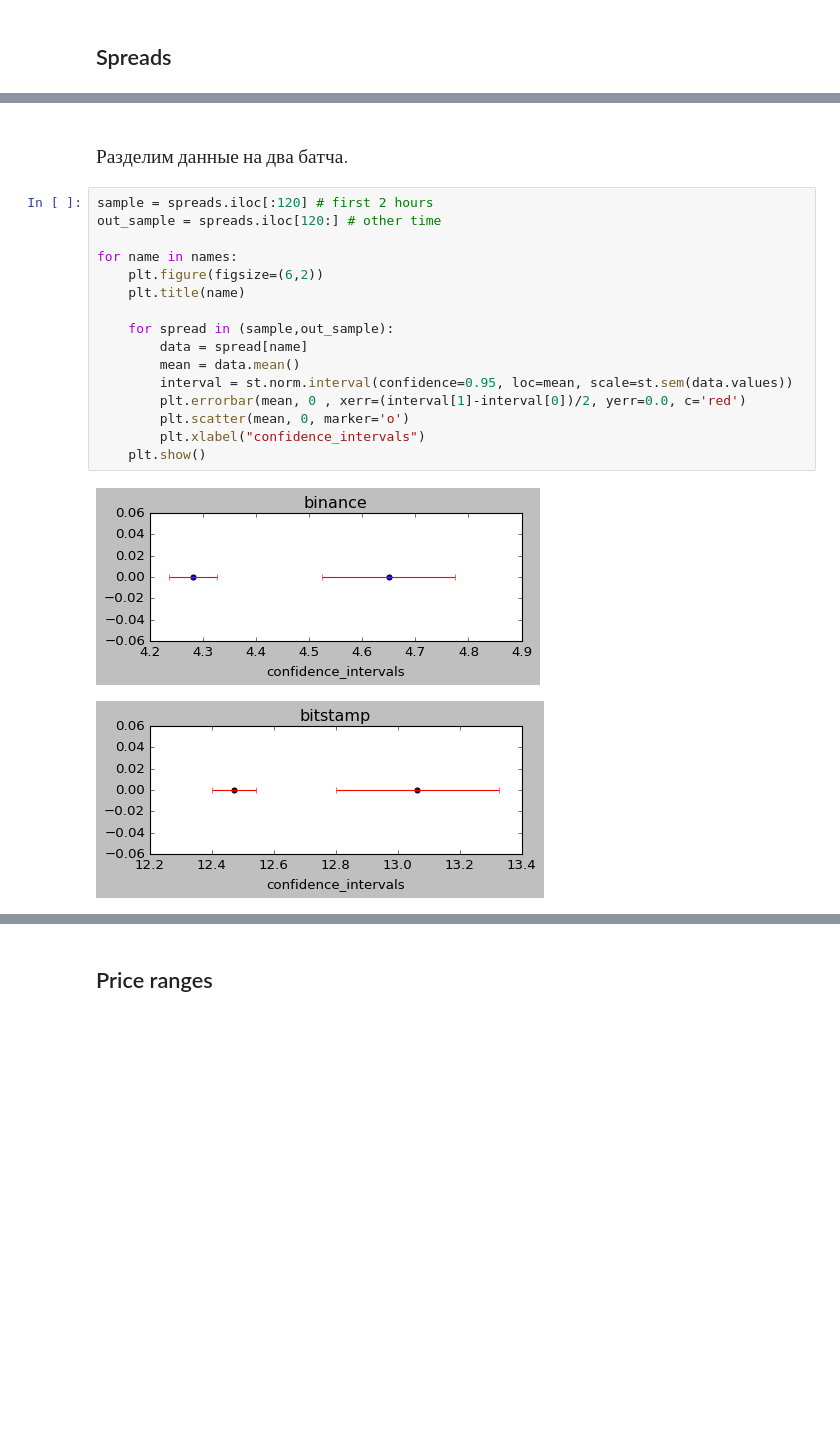
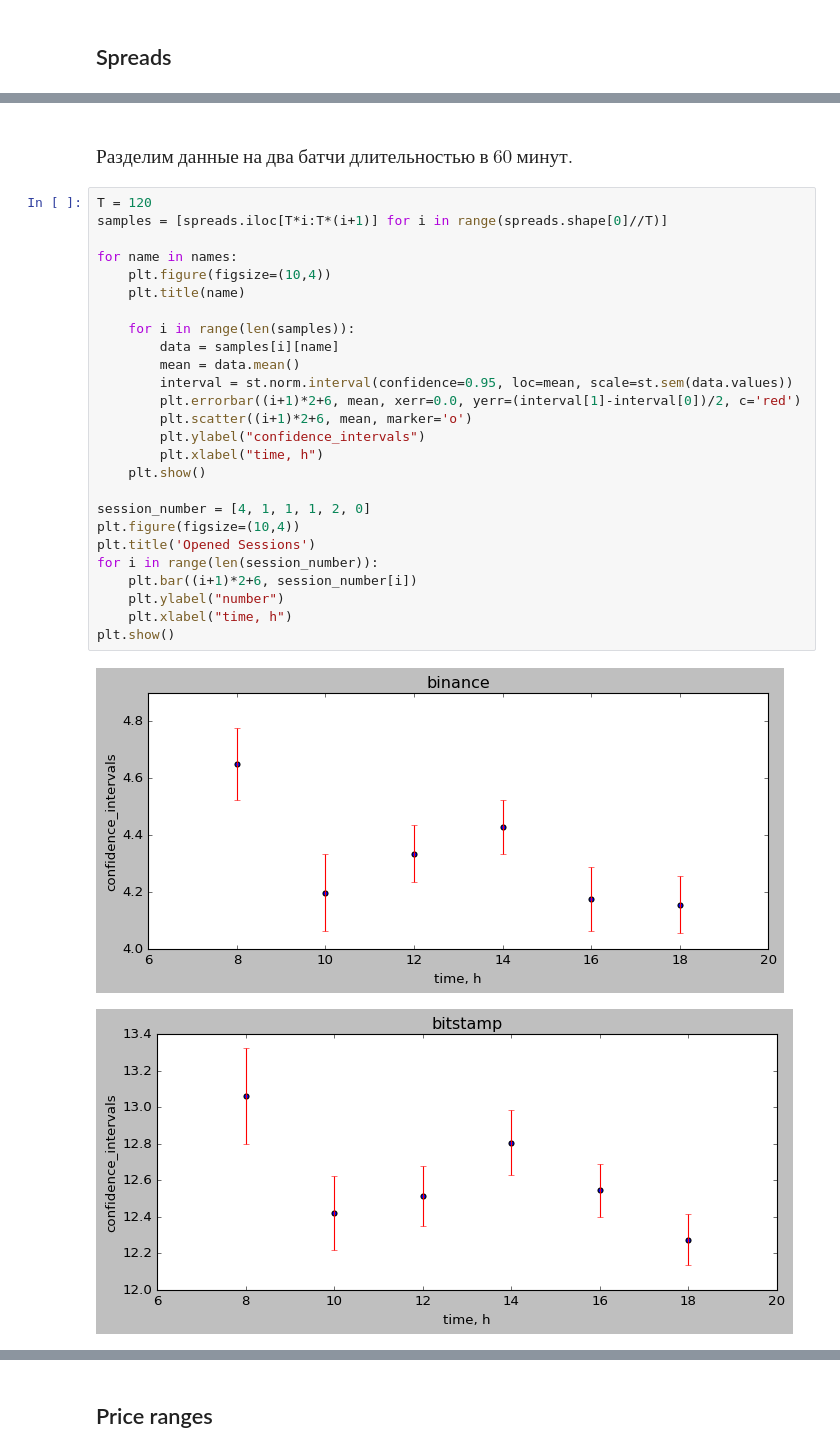
Before and after one commit to mrFendel/StatMethods, a Jupyter notebook: Homeworks/Task_6/Spread_distribution.ipynb, the cells around one changed output, grey strips where cells are left out. Cells and saved outputs as stored; diff of their text form; blank space fills up the shorter version.

```diff
--- a/Homeworks/Task_6/Spread_distribution.ipynb
+++ b/Homeworks/Task_6/Spread_distribution.ipynb
@@ -56,23 +57,33 @@ spreads.describe()
 | max | 6.995459 | 20.750510 | 13.101630 | 10.749858 |
 [figure]
 # %% [markdown]
-### $Разделим\ данные\ на\ два\ батча.$
+### $Разделим\ данные\ на\ два\ батчи\ длительностью\ в\ 60\ минут.$
 # %%
-sample = spreads.iloc[:120] # first 2 hours
-out_sample = spreads.iloc[120:] # other time
+T = 120
+samples = [spreads.iloc[T*i:T*(i+1)] for i in range(spreads.shape[0]//T)]
 
 for name in names:
-    plt.figure(figsize=(6,2))
+    plt.figure(figsize=(10,4))
     plt.title(name)
 
-    for spread in (sample,out_sample):
-        data = spread[name]
+    for i in range(len(samples)):
+        data = samples[i][name]
         mean = data.mean()
         interval = st.norm.interval(confidence=0.95, loc=mean, scale=st.sem(data.values))
-        plt.errorbar(mean, 0 , xerr=(interval[1]-interval[0])/2, yerr=0.0, c='red')
-        plt.scatter(mean, 0, marker='o')
-        plt.xlabel("confidence_intervals")
+        plt.errorbar((i+1)*2+6, mean, xerr=0.0, yerr=(interval[1]-interval[0])/2, c='red')
+        plt.scatter((i+1)*2+6, mean, marker='o')
+        plt.ylabel("confidence_intervals")
+        plt.xlabel("time, h")
     plt.show()
+
+session_number = [4, 1, 1, 1, 2, 0]
+plt.figure(figsize=(10,4))
+plt.title('Opened Sessions')
+for i in range(len(session_number)):
+    plt.bar((i+1)*2+6, session_number[i])
+    plt.ylabel("number")
+    plt.xlabel("time, h")
+plt.show()
 # %% [output]
-[figure, old version]
+[figure, new version]
-[figure, old version]
+[figure, new version]
```
Also changed, not shown: parts of 4 cells of this notebook.
